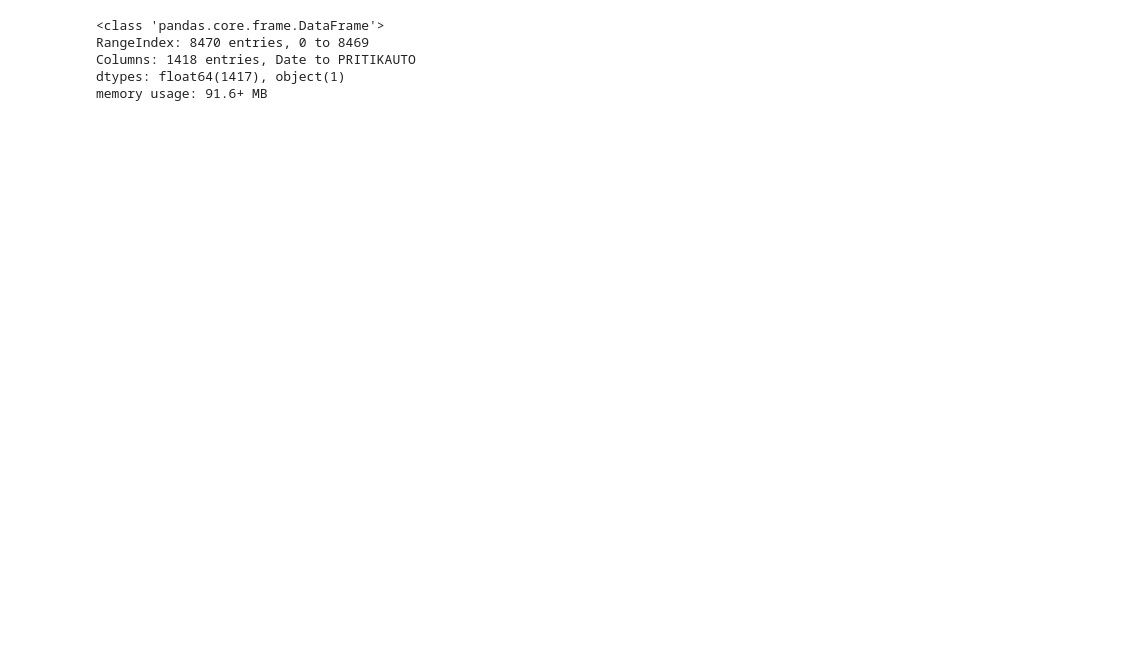
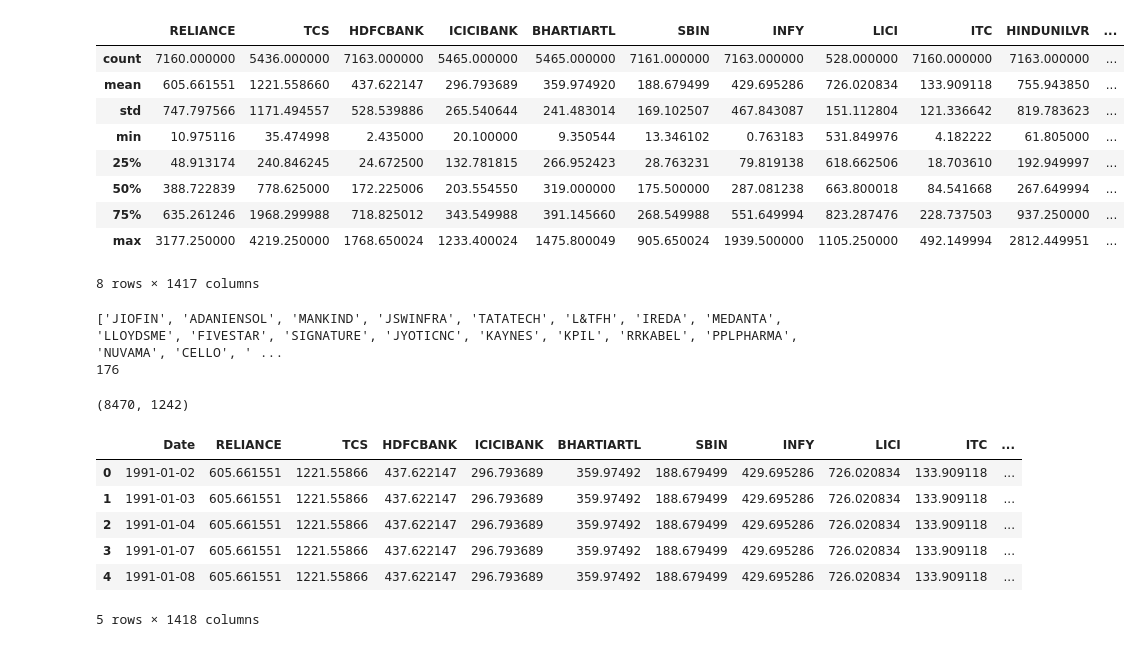
Before and after one commit to codeefy/Machine-Learning-Models, a Jupyter notebook: nsestock/nse.ipynb, the cells around one changed output. Saved outputs shown, nothing was run; the diff lists cells and outputs as text; code cells hidden in the pictures; blank space fills up the shorter version.

```diff
--- a/nsestock/nse.ipynb
+++ b/nsestock/nse.ipynb
@@ -12,0 +50,32 @@ df.head()
+# %%
+# remove rows with null values
+df1=df.dropna()
+df.describe()
+# %% [output]
+|  | RELIANCE | TCS | HDFCBANK | ICICIBANK | BHARTIARTL | SBIN | INFY | LICI | ITC | HINDUNILVR | ... |
+| count | 7160.000000 | 5436.000000 | 7163.000000 | 5465.000000 | 5465.000000 | 7161.000000 | 7163.000000 | 528.000000 | 7160.000000 | 7163.000000 | ... |
+| mean | 605.661551 | 1221.558660 | 437.622147 | 296.793689 | 359.974920 | 188.679499 | 429.695286 | 726.020834 | 133.909118 | 755.943850 | ... |
+| std | 747.797566 | 1171.494557 | 528.539886 | 265.540644 | 241.483014 | 169.102507 | 467.843087 | 151.112804 | 121.336642 | 819.783623 | ... |
+| min | 10.975116 | 35.474998 | 2.435000 | 20.100000 | 9.350544 | 13.346102 | 0.763183 | 531.849976 | 4.182222 | 61.805000 | ... |
+| 25% | 48.913174 | 240.846245 | 24.672500 | 132.781815 | 266.952423 | 28.763231 | 79.819138 | 618.662506 | 18.703610 | 192.949997 | ... |
+| 50% | 388.722839 | 778.625000 | 172.225006 | 203.554550 | 319.000000 | 175.500000 | 287.081238 | 663.800018 | 84.541668 | 267.649994 | ... |
+| 75% | 635.261246 | 1968.299988 | 718.825012 | 343.549988 | 391.145660 | 268.549988 | 551.649994 | 823.287476 | 228.737503 | 937.250000 | ... |
+| max | 3177.250000 | 4219.250000 | 1768.650024 | 1233.400024 | 1475.800049 | 905.650024 | 1939.500000 | 1105.250000 | 492.149994 | 2812.449951 | ... |
+8 rows × 1417 columns
+# %%
+# create a list of those which has null values  greater than 8000
+l=[]
+for i in df.columns:
+    if df[i].isnull().sum()>8000:
+        l.append(i)
+print(l)
+print(len(l))
+# %% [output]
+['JIOFIN', 'ADANIENSOL', 'MANKIND', 'JSWINFRA', 'TATATECH', 'L&TFH', 'IREDA', 'MEDANTA', 'LLOYDSME', 'FIVESTAR', 'SIGNATURE', 'JYOTICNC', 'KAYNES', 'KPIL', 'RRKABEL', 'PPLPHARMA', 'NUVAMA', 'CELLO', ' ...
+176
+# %%
+# drop column with null values greater than 8000
+df2=df.drop(l,axis=1)
+df2.shape
+# %% [output]
+(8470, 1242)
@@ -13,8 +87,10 @@ df.head()
 # %%
-df.info()
+df.head()
 # %% [output]
+|  | Date | RELIANCE | TCS | HDFCBANK | ICICIBANK | BHARTIARTL | SBIN | INFY | LICI | ITC | ... |
+| 0 | 1991-01-02 | 605.661551 | 1221.55866 | 437.622147 | 296.793689 | 359.97492 | 188.679499 | 429.695286 | 726.020834 | 133.909118 | ... |
+| 1 | 1991-01-03 | 605.661551 | 1221.55866 | 437.622147 | 296.793689 | 359.97492 | 188.679499 | 429.695286 | 726.020834 | 133.909118 | ... |
+| 2 | 1991-01-04 | 605.661551 | 1221.55866 | 437.622147 | 296.793689 | 359.97492 | 188.679499 | 429.695286 | 726.020834 | 133.909118 | ... |
+| 3 | 1991-01-07 | 605.661551 | 1221.55866 | 437.622147 | 296.793689 | 359.97492 | 188.679499 | 429.695286 | 726.020834 | 133.909118 | ... |
+| 4 | 1991-01-08 | 605.661551 | 1221.55866 | 437.622147 | 296.793689 | 359.97492 | 188.679499 | 429.695286 | 726.020834 | 133.909118 | ... |
-<class 'pandas.core.frame.DataFrame'>
-RangeIndex: 8470 entries, 0 to 8469
-Columns: 1418 entries, Date to PRITIKAUTO
-dtypes: float64(1417), object(1)
-memory usage: 91.6+ MB
+5 rows × 1418 columns
```
Also changed, not shown: parts of 5 cells of this notebook.
